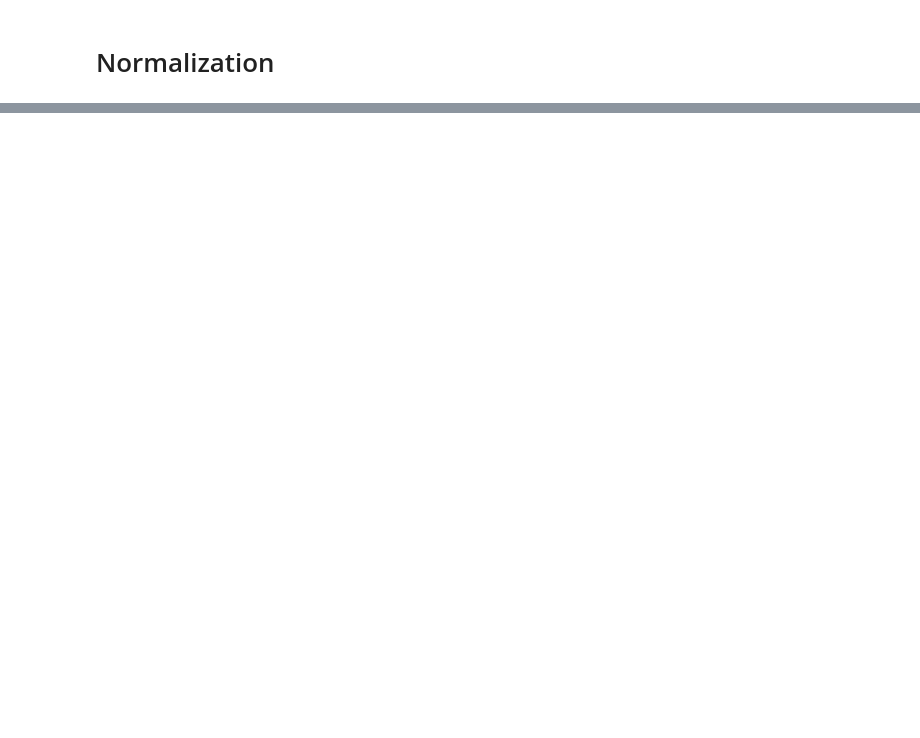
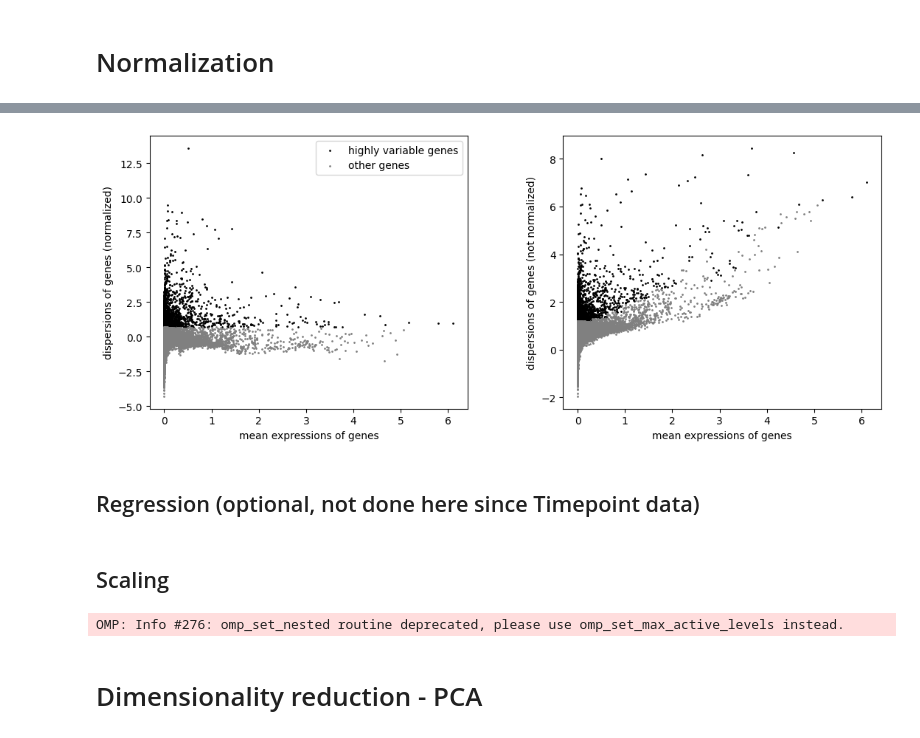
Before and after one commit to ThorstenCodes/scRNAseq-selfproject-pancreatitis, a Jupyter notebook: Pancreatitis_Reanalysis.ipynb, the cells around one changed output, grey strips where cells are left out. Saved outputs shown, nothing was run; the diff lists cells and outputs as text; code cells hidden in the pictures; blank space fills up the shorter version.

Commit message:
Normalization, Dimensionality reduction and Clustering (no Feature selection because timepoints)

```diff
--- a/Pancreatitis_Reanalysis.ipynb
+++ b/Pancreatitis_Reanalysis.ipynb
@@ -520,3 +524,6 @@ View of AnnData object with n_obs × n_vars = 26752 × 17902
     uns: 'batch_colors'
 # %% [markdown]
 # Normalization
+# %%
+# First save count data as backup in a adata.layers
+adata.layers["counts"] = adata.X.copy()
@@ -522,0 +551,2 @@ View of AnnData object with n_obs × n_vars = 26752 × 17902
+# %%
+adata.raw = adata
@@ -522,0 +581,6 @@ View of AnnData object with n_obs × n_vars = 26752 × 17902
+# %%
+sc.pl.highly_variable_genes(adata)
+# %% [output]
+[figure, added]
+# %% [markdown]
+## Regression (optional, not done here since Timepoint data)
@@ -522,0 +593,8 @@ View of AnnData object with n_obs × n_vars = 26752 × 17902
+# %% [markdown]
+## Scaling
+# %%
+sc.pp.scale(adata, max_value=10)
+# %% [output]
+OMP: Info #276: omp_set_nested routine deprecated, please use omp_set_max_active_levels instead.
+# %% [markdown]
+# Dimensionality reduction - PCA
```
Also changed, not shown: parts of 41 cells of this notebook.
